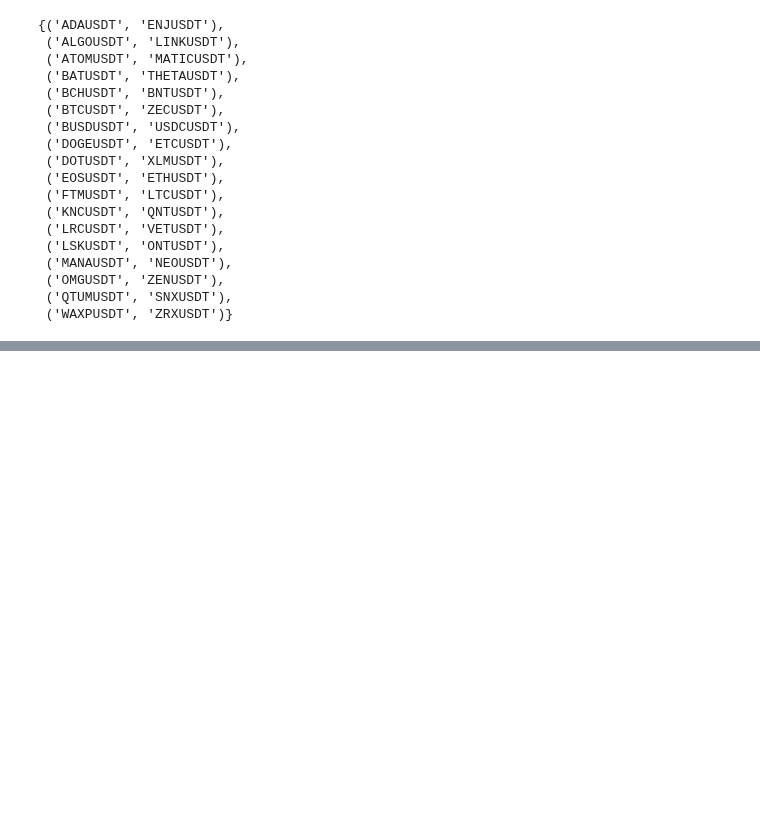
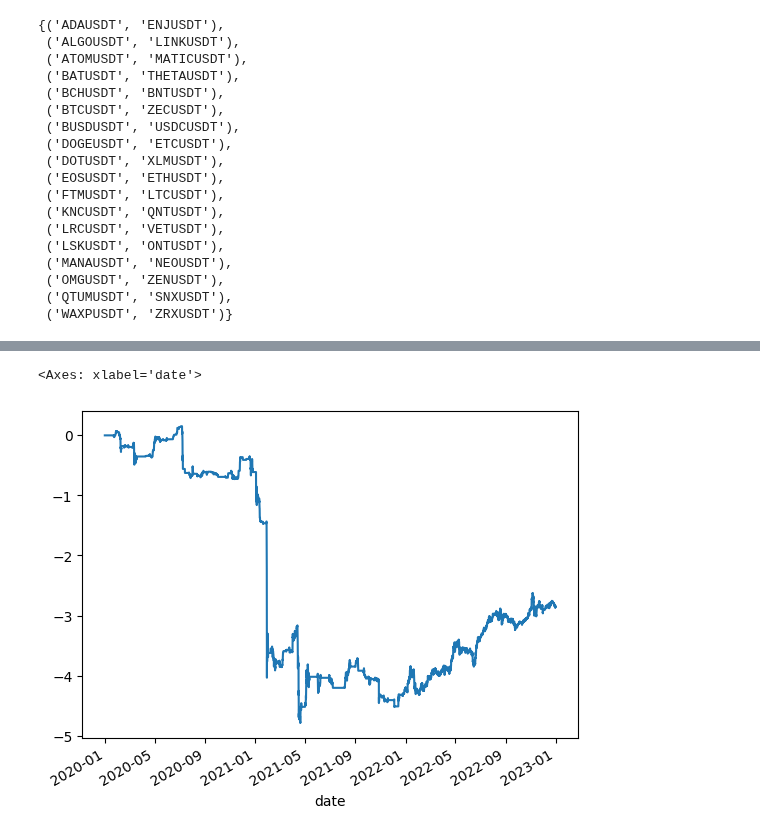
Before and after one commit to wbchristerson/jn-learning, a Jupyter notebook: strategy_7_many_pairs_trading.ipynb, the cells around one changed output, grey strips where cells are left out. Saved outputs shown, nothing was run; the diff lists cells and outputs as text; code cells hidden in the pictures; blank space fills up the shorter version.

```diff
--- a/strategy_7_many_pairs_trading.ipynb
+++ b/strategy_7_many_pairs_trading.ipynb
@@ -302,0 +387,5 @@ normalized_residuals
+# %%
+threshold = 1.0
+
+raw_holdings_df = create_raw_holdings_df(corr_match_map, normalized_residuals, threshold)
+raw_holdings_df.tail(10)
@@ -302,0 +406,7 @@ normalized_residuals
+# %%
+def get_normalized_holdings_df(raw_holdings_df):
+    normalized_holdings_df = raw_holdings_df.divide(raw_holdings_df.abs().sum(axis=1), axis=0)
+    return normalized_holdings_df.fillna(0.0)
+# %%
+normalized_holdings_df = get_normalized_holdings_df(raw_holdings_df)
+normalized_holdings_df
@@ -302,0 +428,10 @@ normalized_residuals
+# %%
+def calculate_holdings_returns(px_close_df, normalized_holdings_df):
+    px_returns = px_close_df / px_close_df.shift() - 1
+    return (px_returns * normalized_holdings_df).sum(axis=1)
+# %%
+strategy_returns = calculate_holdings_returns(px_close_in_sample, normalized_holdings_df)
+strategy_returns.cumsum().plot()
+# %% [output]
+<Axes: xlabel='date'>
+[figure, added]
```
Also changed, not shown: parts of 22 cells of this notebook.
